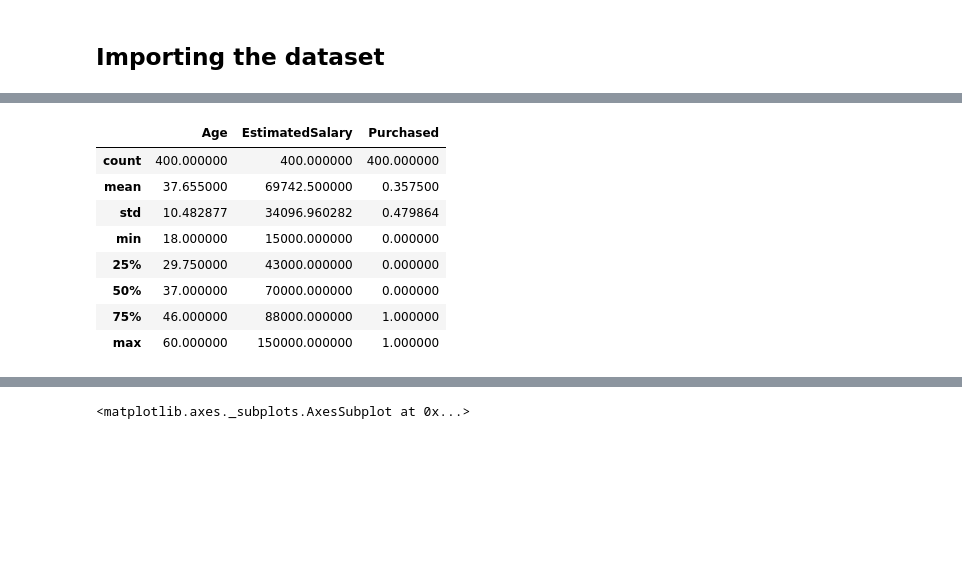
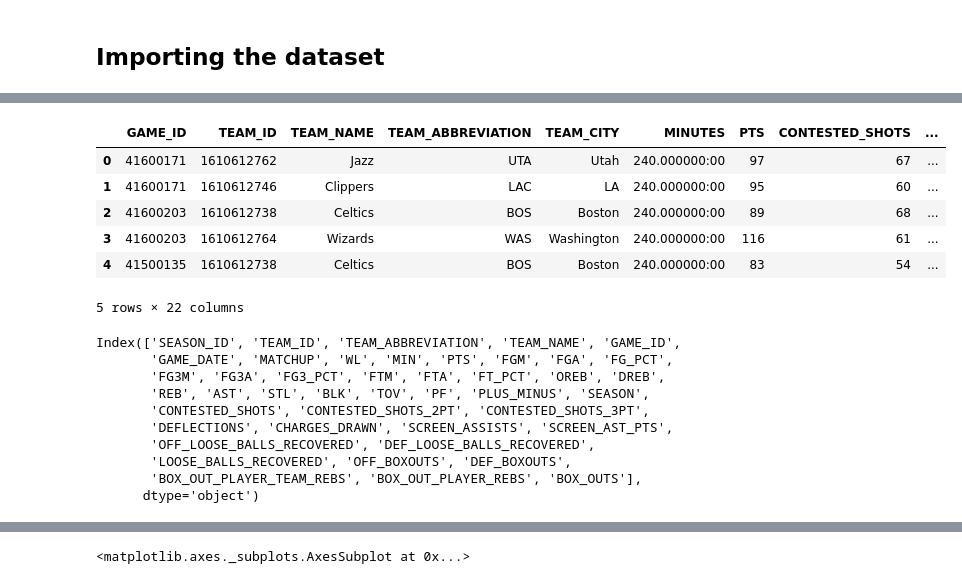
Before and after one commit to jnielsonresearch/crunch-time-analytics, a Jupyter notebook: Hustle Stats Research/Classification_models.ipynb, the cells around one changed output, grey strips where cells are left out. Saved outputs shown, nothing was run; the diff lists cells and outputs as text; code cells hidden in the pictures; blank space fills up the shorter version.

```diff
--- a/Hustle Stats Research/Classification_models.ipynb
+++ b/Hustle Stats Research/Classification_models.ipynb
@@ -60,12 +62,10 @@ dataset.head()
-# %%
-dataset.describe()
-# %% [output]
-|  | Age | EstimatedSalary | Purchased |
-| count | 400.000000 | 400.000000 | 400.000000 |
-| mean | 37.655000 | 69742.500000 | 0.357500 |
-| std | 10.482877 | 34096.960282 | 0.479864 |
-| min | 18.000000 | 15000.000000 | 0.000000 |
-| 25% | 29.750000 | 43000.000000 | 0.000000 |
-| 50% | 37.000000 | 70000.000000 | 0.000000 |
-| 75% | 46.000000 | 88000.000000 | 1.000000 |
-| max | 60.000000 | 150000.000000 | 1.000000 |
+# %%
+team_box_hustle.head()
+# %% [output]
+|  | GAME_ID | TEAM_ID | TEAM_NAME | TEAM_ABBREVIATION | TEAM_CITY | MINUTES | PTS | CONTESTED_SHOTS | ... |
+| 0 | 41600171 | 1610612762 | Jazz | UTA | Utah | 240.000000:00 | 97 | 67 | ... |
+| 1 | 41600171 | 1610612746 | Clippers | LAC | LA | 240.000000:00 | 95 | 60 | ... |
+| 2 | 41600203 | 1610612738 | Celtics | BOS | Boston | 240.000000:00 | 89 | 68 | ... |
+| 3 | 41600203 | 1610612764 | Wizards | WAS | Washington | 240.000000:00 | 116 | 61 | ... |
+| 4 | 41500135 | 1610612738 | Celtics | BOS | Boston | 240.000000:00 | 83 | 54 | ... |
+5 rows × 22 columns
@@ -71,0 +84,13 @@ dataset.describe()
+# %%
+hustle_stats.columns
+# %% [output]
+Index(['SEASON_ID', 'TEAM_ID', 'TEAM_ABBREVIATION', 'TEAM_NAME', 'GAME_ID',
+       'GAME_DATE', 'MATCHUP', 'WL', 'MIN', 'PTS', 'FGM', 'FGA', 'FG_PCT',
+       'FG3M', 'FG3A', 'FG3_PCT', 'FTM', 'FTA', 'FT_PCT', 'OREB', 'DREB',
+       'REB', 'AST', 'STL', 'BLK', 'TOV', 'PF', 'PLUS_MINUS', 'SEASON',
+       'CONTESTED_SHOTS', 'CONTESTED_SHOTS_2PT', 'CONTESTED_SHOTS_3PT',
+       'DEFLECTIONS', 'CHARGES_DRAWN', 'SCREEN_ASSISTS', 'SCREEN_AST_PTS',
+       'OFF_LOOSE_BALLS_RECOVERED', 'DEF_LOOSE_BALLS_RECOVERED',
+       'LOOSE_BALLS_RECOVERED', 'OFF_BOXOUTS', 'DEF_BOXOUTS',
+       'BOX_OUT_PLAYER_TEAM_REBS', 'BOX_OUT_PLAYER_REBS', 'BOX_OUTS'],
+      dtype='object')
```
Also changed, not shown: parts of 7 cells of this notebook, 8 other files.
